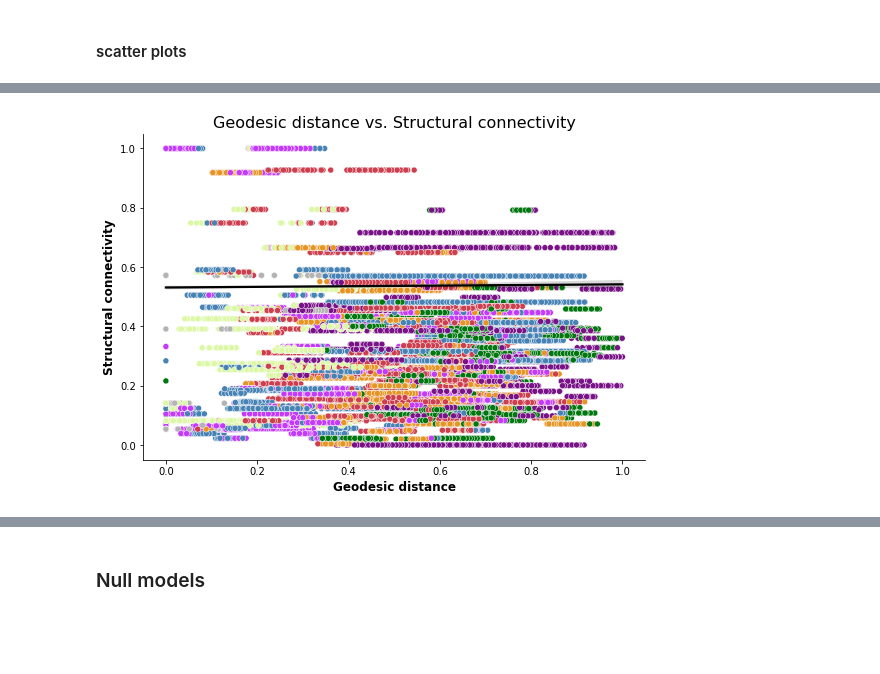
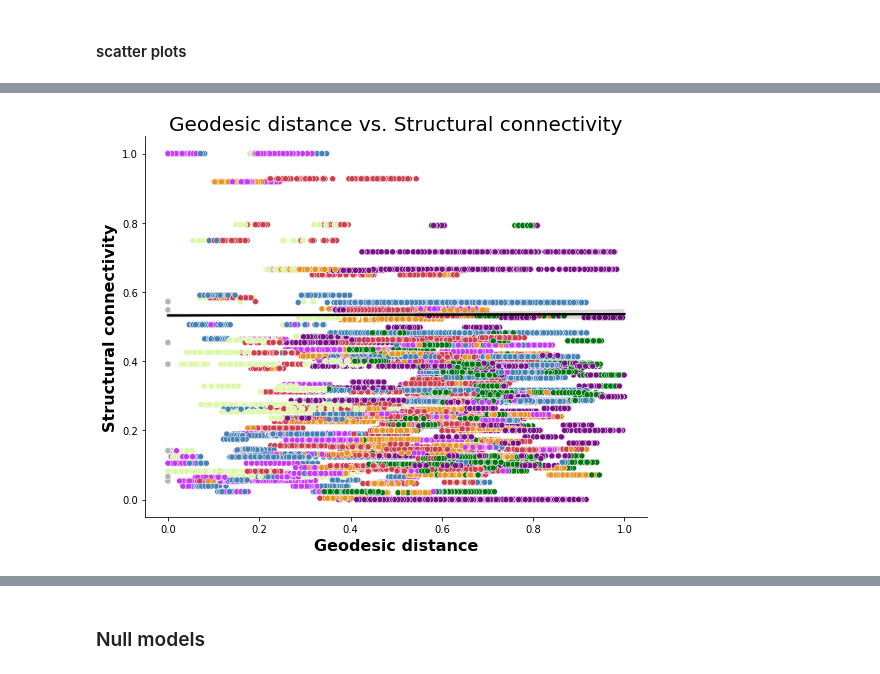
Before and after one commit to sudesnac/HumanBF-Connectivity, a Jupyter notebook: notebook/connectivity_distance.ipynb, the cells around one changed output, grey strips where cells are left out. Cells and saved outputs as stored; diff of their text form; code cells hidden in the pictures; blank space fills up the shorter version.

```diff
--- a/notebook/connectivity_distance.ipynb
+++ b/notebook/connectivity_distance.ipynb
@@ -39,8 +39,8 @@ fig_path = main_path + "/HumanBF-Parcellation/results/figures/Conn_dist/"
 # %%
 # Geodic Distance
 # data_dir = "/home/ROBARTS/schakraborty/graham/sudesnacPJ/13_Funcparc/0_Funcparc_rhaast/basal_forebrain/resources/"
-geodic_lh = images.load_gifti(results_path + "seed-BASF_geodesic-distance.pial.lh.shape.gii")
-geodic_rh = images.load_gifti(results_path + "seed-BASF_geodesic-distance.pial.rh.shape.gii")
+geodic_lh = images.load_gifti(results_path + "seed-BASF_geodesic-distance-no-zeros.pial.lh.shape.gii")
+geodic_rh = images.load_gifti(results_path + "seed-BASF_geodesic-distance-no-zeros.pial.rh.shape.gii")
 # %%
 geodic_lh_data = geodic_lh.agg_data()
 geodic_rh_data = geodic_rh.agg_data()
@@ -140,6 +140,16 @@ log_dcorr_avgFC = np.log(dcorr_avgFC)
 diff_ctx = np.nanmean(log_dcorr_avgFC,axis=0).reshape([360,1])
 # %% [markdown]
 #### Visualize
+# %%
+# setting up for cortical projection using brainspace
+surf_lh, surf_rh = load_fsa5()
+
+surf_labels_lh = nib.freesurfer.read_annot(data_path + 'lh.HCP-MMP1_fsa10.annot')[0]
+surf_labels_rh = nib.freesurfer.read_annot(data_path + 'rh.HCP-MMP1_fsa10.annot')[0]
+surf_labels_rh[surf_labels_rh != 0] += 180  # different labels for lh and rh
+surf_labels = np.concatenate([surf_labels_lh, surf_labels_rh])
+
+mask = surf_labels != 0  # discard medial wall
 # %%
 func_cortex = map_to_labels(func_ctx.reshape([360]),surf_labels, mask=mask, fill=np.nan)
 diff_cortex = map_to_labels(diff_ctx.reshape([360]),surf_labels, mask=mask, fill=np.nan)
@@ -164,8 +174,6 @@ plot_hemispheres(surf_lh, surf_rh, array_name=[geodic_data], size=(800, 200), cm
 # %%
 # scale the  data
 min_max_scaler = preprocessing.MinMaxScaler()
-BF_scaled_data = min_max_scaler.fit_transform(BF_data.reshape(-1, 1))
-geodic_scaled_data = min_max_scaler.fit_transform(geodic_data.reshape(-1, 1))
 func_scaled_ctx = min_max_scaler.fit_transform(func_cortex.reshape(-1, 1))
 diff_scaled_ctx = min_max_scaler.fit_transform(diff_cortex.reshape(-1, 1))
 # %%
@@ -287,23 +303,23 @@ plt.show()
 # %%
 # Plot scatterplot colorcoded for XYZ coordinates
-fig = plt.figure(figsize=(9,6))
+fig = plt.figure(figsize=(9,7))
 
-ax1 = sns.scatterplot(geodic_scaled_data.reshape([20484]), diff_scaled_ctx.reshape([20484]), hue=yeo_networks, palette=yeoCols)
+ax1 = sns.scatterplot(gdist_df['geodesic'], gdist_df['structural'], hue=yeo_networks, palette=yeoCols)
 ax1.legend([],[], frameon=False)
-ax1.set_ylabel('Structural connectivity', weight='bold', fontsize=12)
-ax1.set_xlabel('Geodesic distance', weight='bold', fontsize=12)
+ax1.set_ylabel('Structural connectivity', weight='bold', fontsize=16)
+ax1.set_xlabel('Geodesic distance', weight='bold', fontsize=16)
 
-plt.title("Geodesic distance vs. Structural connectivity", fontsize=16)
+plt.title("Geodesic distance vs. Structural connectivity", fontsize=20)
 # Add fit line
 sns.regplot(
     x=diff_scaled_ctx,
     y=geodic_scaled_data,
     scatter=False, line_kws={'color': 'black'},
     ax=ax1)
 sns.despine()
 
 plt.savefig(fig_path + f'Geodesic_distance_vs_Structural_connectivity.png', dpi=300)
 
 plt.show()
 # %% [output]
-[figure, old version]
+[figure, new version]
```
Also changed, not shown: parts of 25 cells of this notebook, 5 other files.
